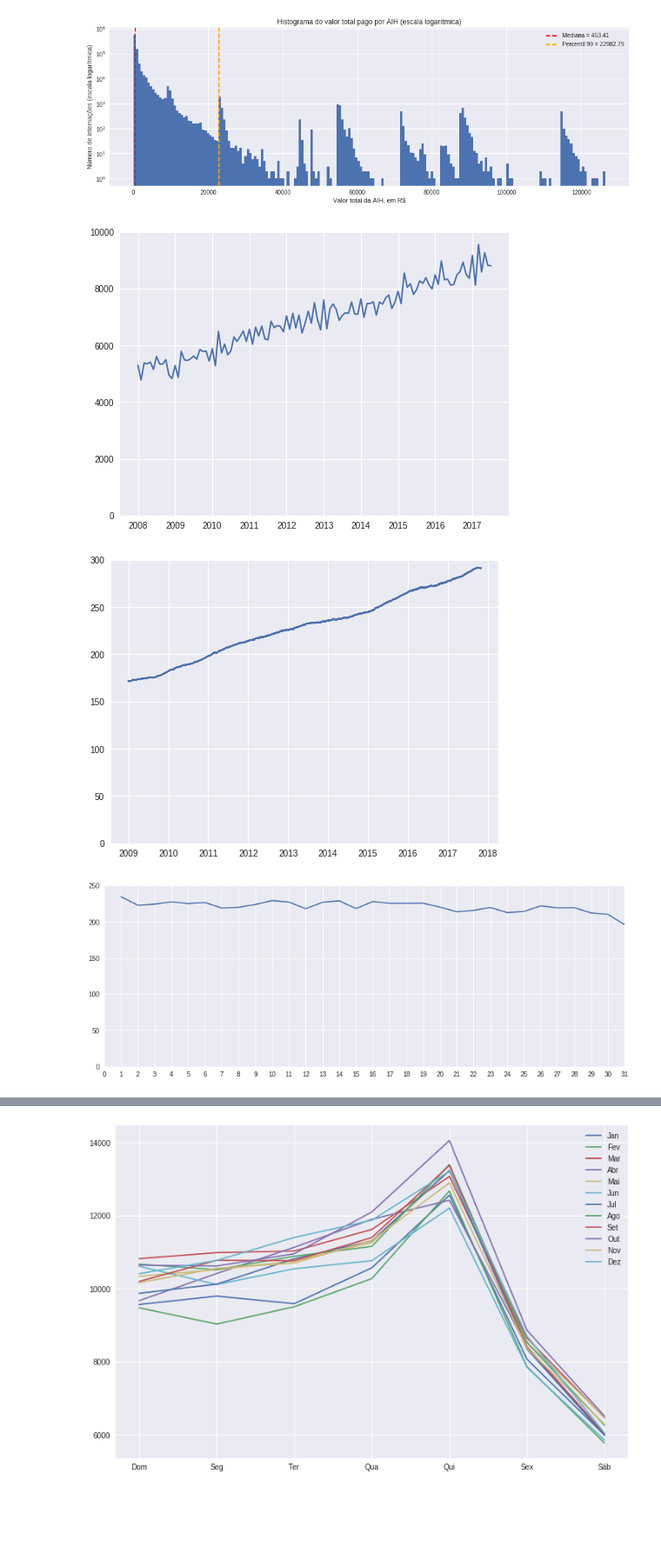
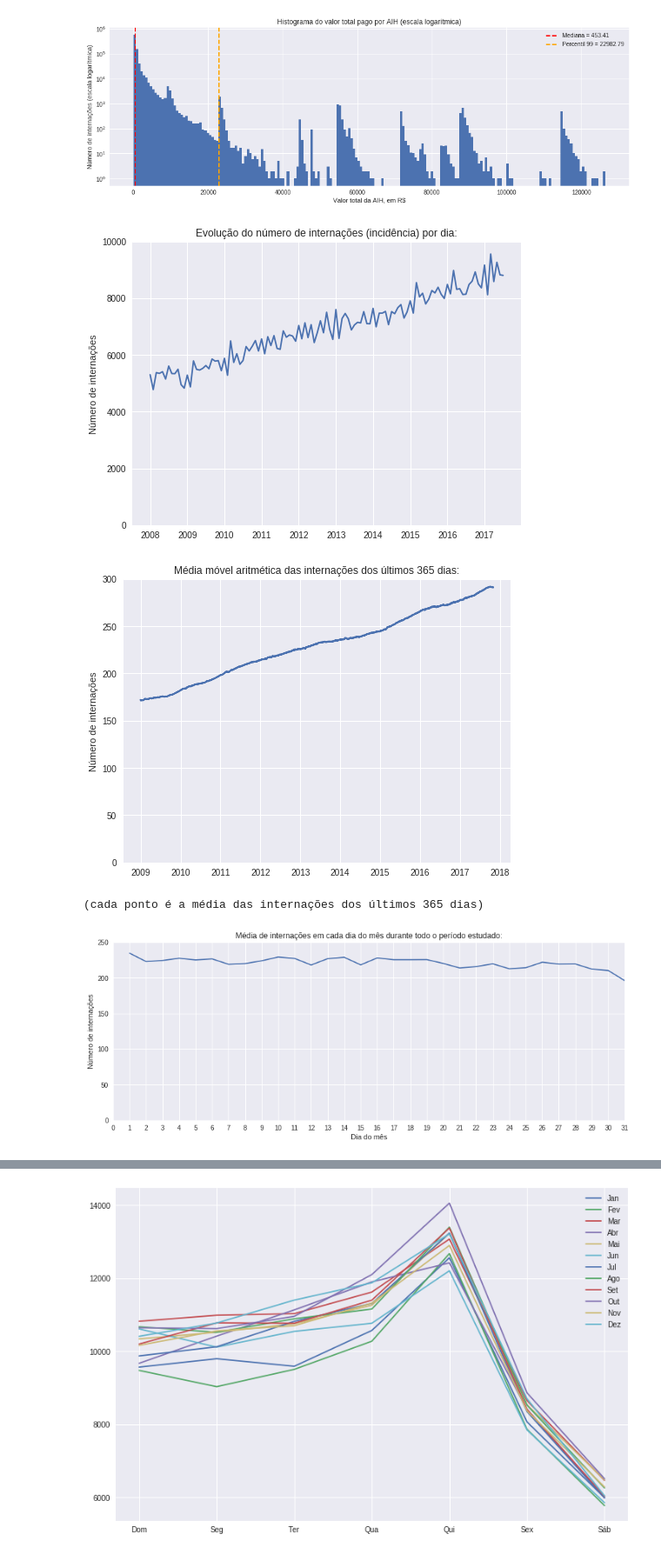
Before and after one commit to gbletsch/hematologic_hospitalizations_brazil, a Jupyter notebook: tcc.ipynb, the cells around one changed output, grey strips where cells are left out. Shown: that part at 87% size. Cells and saved outputs as stored; diff of their text form; code cells hidden in the pictures; blank space fills up the shorter version.

```diff
--- a/tcc.ipynb
+++ b/tcc.ipynb
@@ -61,32 +123,35 @@ plt.show()
 [figure]
 # %%
 int_by_day = pd.to_datetime(hemato.DT_INTER).value_counts()
-
-# internações por mês
-
 # claramente aumentou o número absoluto
 # parece que as vezes a velocidade de crescimento diminui um pouco no inverno com picos em fevereiro (?)
 # TODO: ver a população a cada ano e ver se aumentou o percentual de internações hemato
 
 int_by_day['2008':'2017'].resample('M').sum()[:-5].plot(figsize=(8, 6),
                                                         ylim=(0, 10000))
+plt.title('Evolução do número de internações (incidência) por dia:')
+plt.ylabel('Número de internações')
 plt.show()
 # %% [output]
-[figure, old version]
+[figure, new version]
 # %%
-# (cada ponto é a média das internações dos últimos 365 dias)
-
 int_by_day['2008':'2017'].resample('D').sum().rolling(365).mean()[:-60].plot(figsize=(8, 6),
                                                                              ylim=(0, 300))
+plt.title('Média móvel aritmética das internações dos últimos 365 dias:')
+plt.ylabel('Número de internações')
 plt.show()
+print('(cada ponto é a média das internações dos últimos 365 dias)')
 # %% [output]
-[figure, old version]
+[figure, new version]
+(cada ponto é a média das internações dos últimos 365 dias)
 # %%
 # media de internações por dia do mês
 
 int_by_day.groupby(int_by_day.index.day).mean().plot(figsize=(14, 5), xlim=(0, 31), ylim=(0,250),
                                                      xticks=(np.arange(32)))
+plt.title('Média de internações em cada dia do mês durante todo o período estudado:')
+plt.ylabel('Número de internações')
+plt.xlabel('Dia do mês')
 plt.show()
-# deixei até o dia 30 porque pocos meses tem 31 dias
 # %% [output]
-[figure, old version]
+[figure, new version]
```
Also changed, not shown: parts of 13 cells of this notebook, 3 other files.
